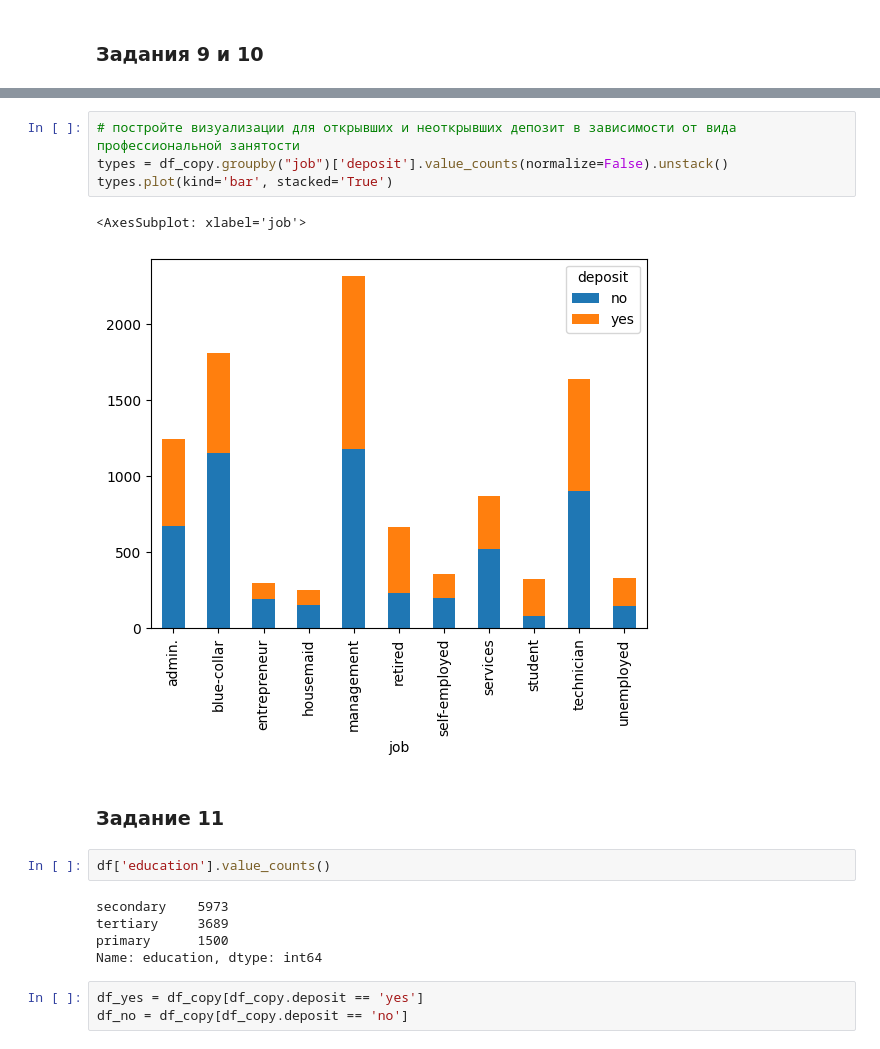
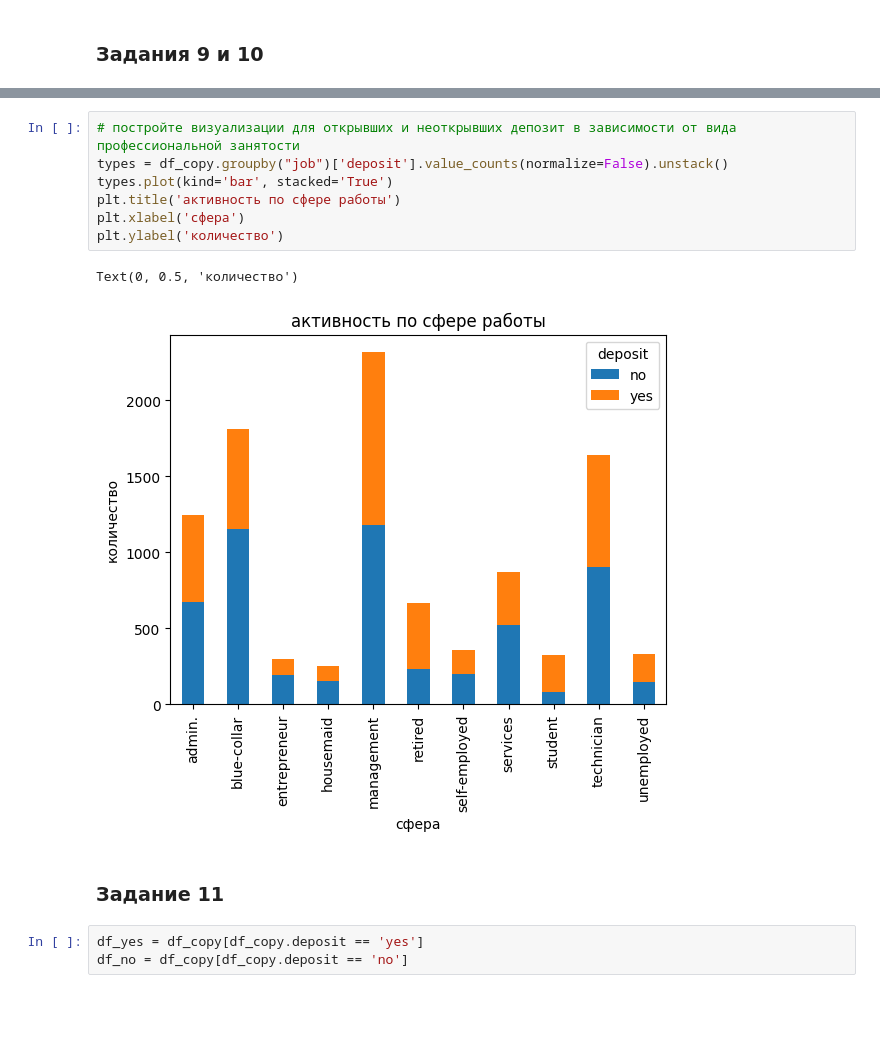
Before and after one commit to artemskorypin/SF_projects, a Jupyter notebook: project_4/Project_4_ML.ipynb, the cells around one changed output, grey strips where cells are left out. Saved outputs shown, nothing was run; the diff lists cells and outputs as text; blank space fills up the shorter version.

```diff
--- a/project_4/Project_4_ML.ipynb
+++ b/project_4/Project_4_ML.ipynb
@@ -334,19 +317,15 @@ types.plot(kind='bar', stacked='True')
 # %%
 # постройте визуализации для открывших и неоткрывших депозит в зависимости от вида профессиональной занятости
 types = df_copy.groupby("job")['deposit'].value_counts(normalize=False).unstack()
 types.plot(kind='bar', stacked='True')
+plt.title('активность по сфере работы')
+plt.xlabel('сфера')
+plt.ylabel('количество')
 # %% [output]
-<AxesSubplot: xlabel='job'>
+Text(0, 0.5, 'количество')
-[figure, old version]
+[figure, new version]
 # %% [markdown]
 ### Задание 11
-# %%
-df['education'].value_counts()
-# %% [output]
-secondary    5973
-tertiary     3689
-primary      1500
-Name: education, dtype: int64
 # %%
 df_yes = df_copy[df_copy.deposit == 'yes']
 df_no = df_copy[df_copy.deposit == 'no']
```
Also changed, not shown: parts of 31 cells of this notebook, 2 other files.
